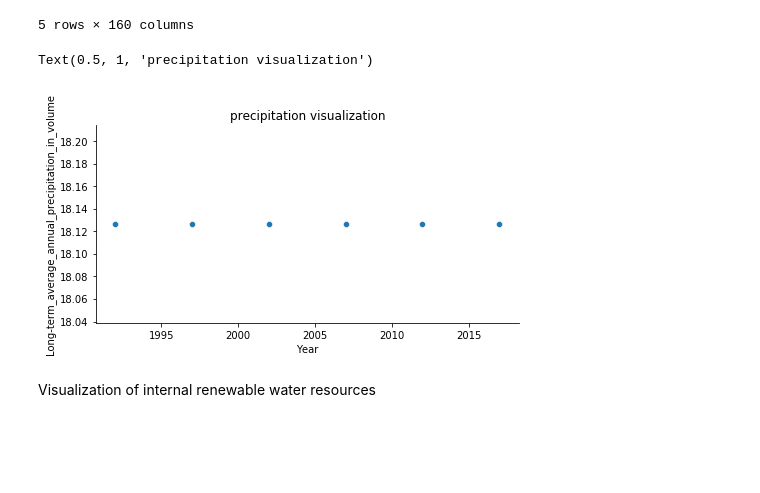
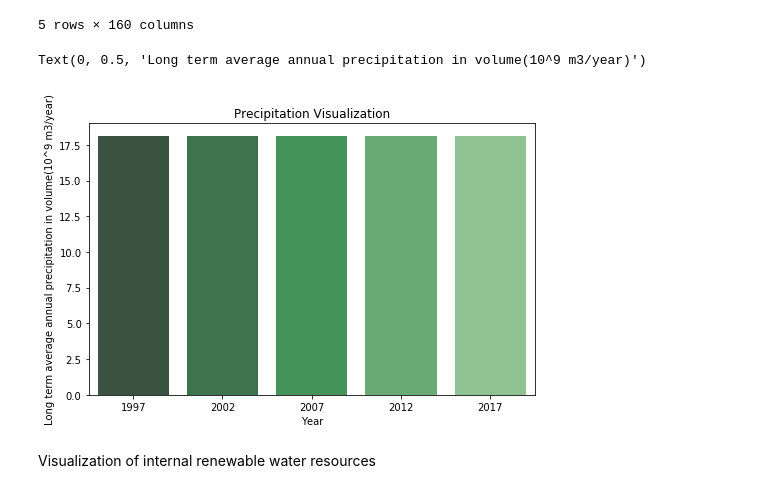
Before and after one commit to OmdenaAI/omdena-egypt-freshwater, a Jupyter notebook: src/visualizations/AnalyzeWaterConsumptionInEgyptOnAquastatDataset_notebook.ipynb, the cells around one changed output. Saved outputs shown, nothing was run; the diff lists cells and outputs as text; code cells hidden in the pictures; blank space fills up the shorter version.

```diff
--- a/src/visualizations/AnalyzeWaterConsumptionInEgyptOnAquastatDataset_notebook.ipynb
+++ b/src/visualizations/AnalyzeWaterConsumptionInEgyptOnAquastatDataset_notebook.ipynb
@@ -277,19 +266,20 @@ df.head()
 | 3 | 2012 | 100 | 100 | 92.586580 | 0.960498 | ... |
 | 4 | 2017 | 100 | 100 | 89.510855 | 0.928590 | ... |
 5 rows × 160 columns
-# %%
-# precipitation visualization
-g=sns.pairplot(data=df,
-                  x_vars=['Year'],
-                  y_vars= ['Long-term_average_annual_precipitation_in_volume'])
-g.fig.set_size_inches(9,12)
-
-plt.xlabel("Year")
-
-plt.title('precipitation visualization')
-# %% [output]
-Text(0.5, 1, 'precipitation visualization')
-[figure, removed]
+# %%
+# precipitation visualization
+f, (ax1) = plt.subplots(nrows=1, ncols=1, figsize=(8,5))
+pal = sns.color_palette("Greens_d", len(df['Long-term_average_annual_precipitation_in_volume']))
+rank = df['Long-term_average_annual_precipitation_in_volume'].argsort().argsort()
+sns.barplot(x='Year',y='Long-term_average_annual_precipitation_in_volume',data=df,ax=ax1,palette=np.array(pal[::-1])[rank])
+
+plt.title('Precipitation Visualization')
+
+plt.xlabel("Year")
+plt.ylabel("Long term average annual precipitation in volume(10^9 m3/year)")
+# %% [output]
+Text(0, 0.5, 'Long term average annual precipitation in volume(10^9 m3/year)')
+[figure, added]
 # %% [markdown]
 Visualization of internal renewable water resources
 # %%
```
Also changed, not shown: parts of 15 cells of this notebook.
